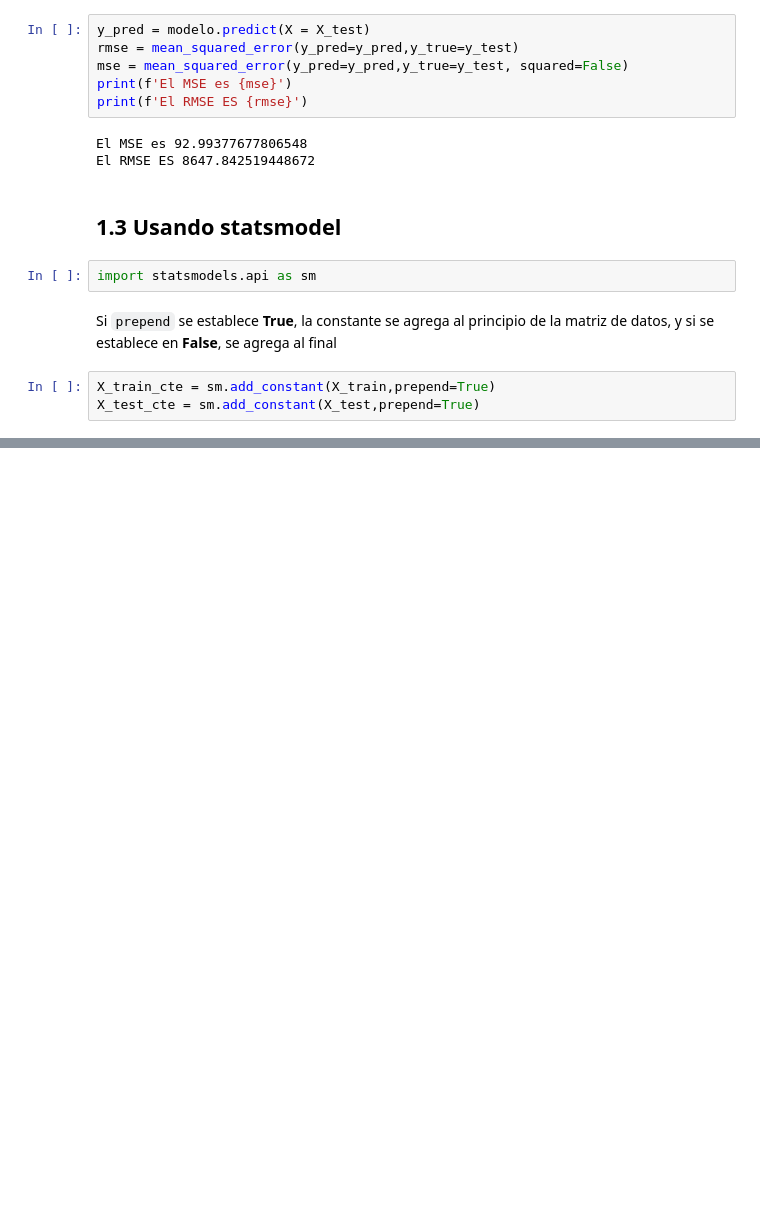
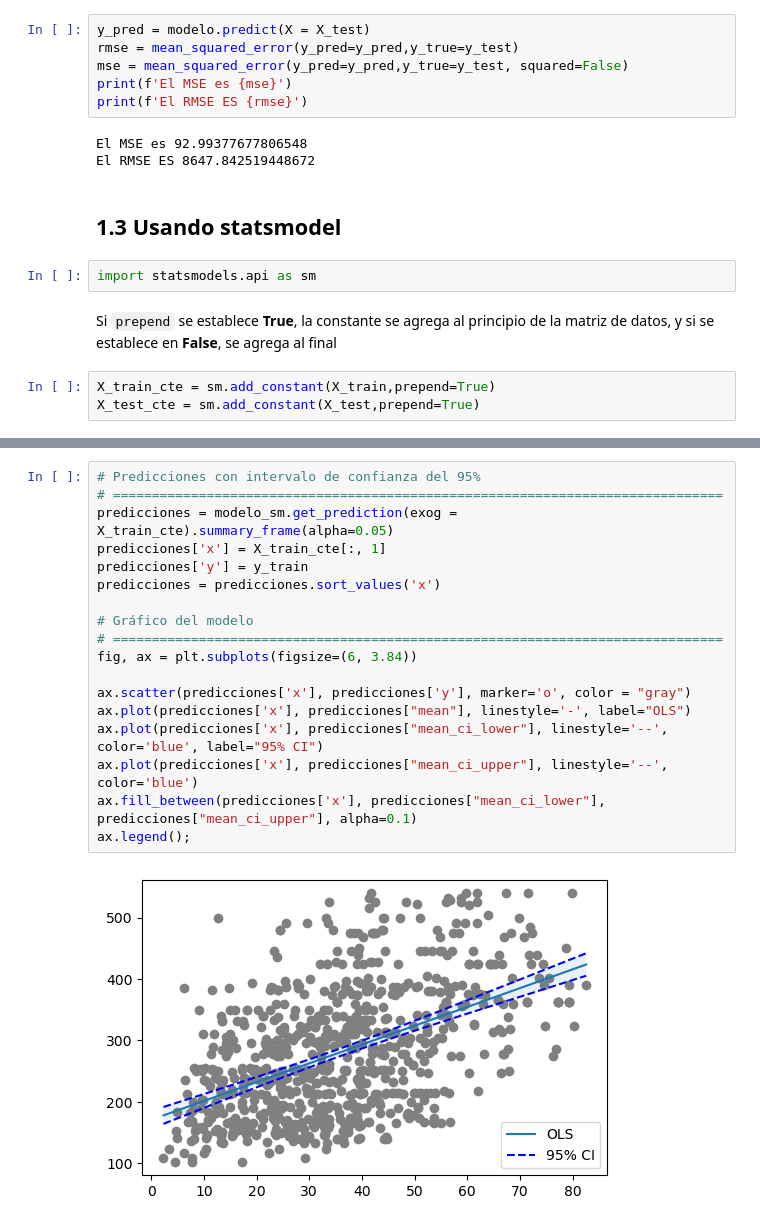
Before and after one commit to llanosrenzo/MachineLearning, a Jupyter notebook: Regresion/Modelo_Regression.ipynb, the cells around one changed output, grey strips where cells are left out. Drawn from its saved outputs; the diff is of its cells as text; blank space fills up the shorter version.

```diff
--- a/Regresion/Modelo_Regression.ipynb
+++ b/Regresion/Modelo_Regression.ipynb
@@ -286,0 +326,20 @@ Notes:
+# %%
+# Predicciones con intervalo de confianza del 95%
+# ==============================================================================
+predicciones = modelo_sm.get_prediction(exog = X_train_cte).summary_frame(alpha=0.05)
+predicciones['x'] = X_train_cte[:, 1]
+predicciones['y'] = y_train
+predicciones = predicciones.sort_values('x')
+
+# Gráfico del modelo
+# ==============================================================================
+fig, ax = plt.subplots(figsize=(6, 3.84))
+
+ax.scatter(predicciones['x'], predicciones['y'], marker='o', color = "gray")
+ax.plot(predicciones['x'], predicciones["mean"], linestyle='-', label="OLS")
+ax.plot(predicciones['x'], predicciones["mean_ci_lower"], linestyle='--', color='blue', label="95% CI")
+ax.plot(predicciones['x'], predicciones["mean_ci_upper"], linestyle='--', color='blue')
+ax.fill_between(predicciones['x'], predicciones["mean_ci_lower"], predicciones["mean_ci_upper"], alpha=0.1)
+ax.legend();
+# %% [output]
+[figure, added]
```
Also changed, not shown: parts of 4 cells of this notebook, 1 other file.
